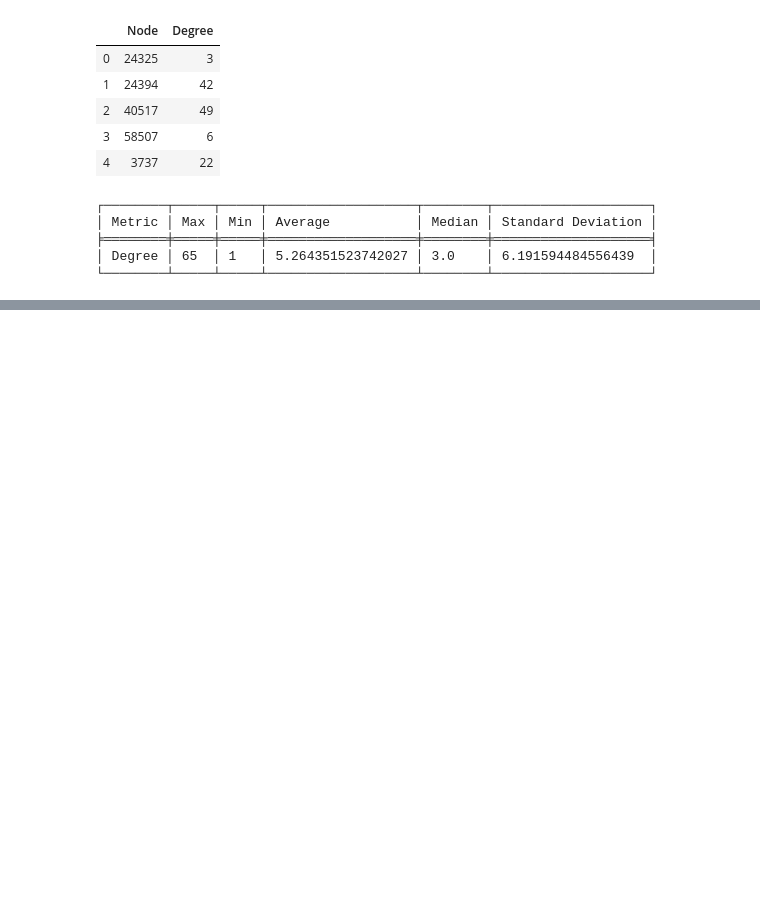
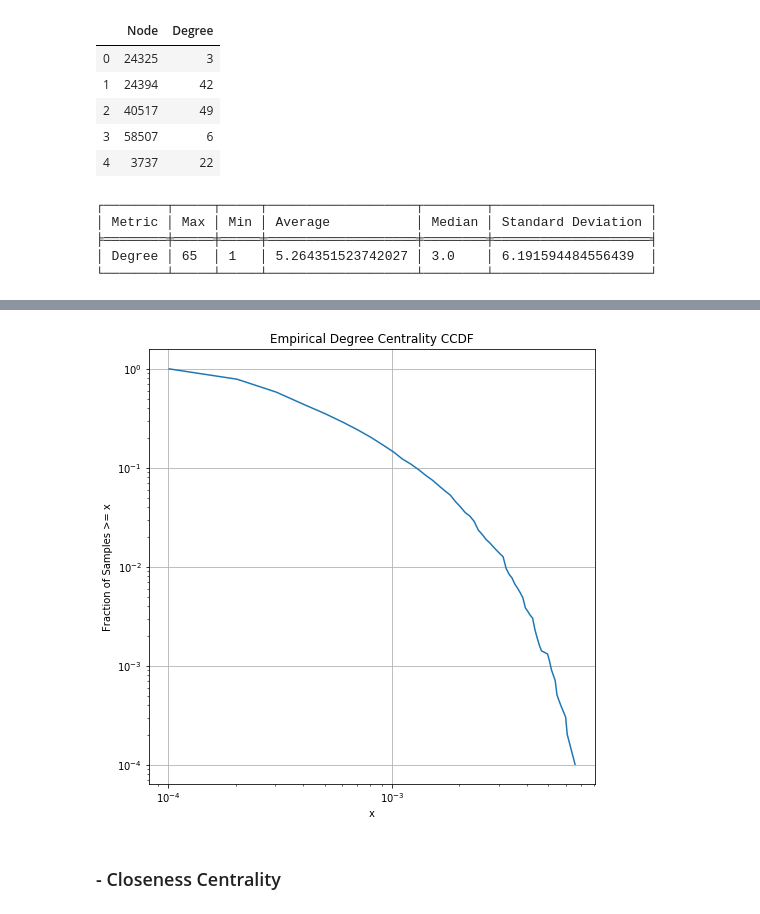
Before and after one commit to hieifn/redes-complexas, a Jupyter notebook: Trabalho1 - Redes Complexas.ipynb, the cells around one changed output, grey strips where cells are left out. Cells and saved outputs as stored; diff of their text form; code cells hidden in the pictures; blank space fills up the shorter version.

```diff
--- a/Trabalho1 - Redes Complexas.ipynb
+++ b/Trabalho1 - Redes Complexas.ipynb
@@ -140,0 +231,6 @@ AtlasView({31145: {}})
+# %%
+empiricalCCDF("Degree Centrality", "ColabData", degree_centrality)
+# %% [output]
+[figure, added]
+# %% [markdown]
+### - Closeness Centrality
```
Also changed, not shown: parts of 30 cells of this notebook, 3 other files.
